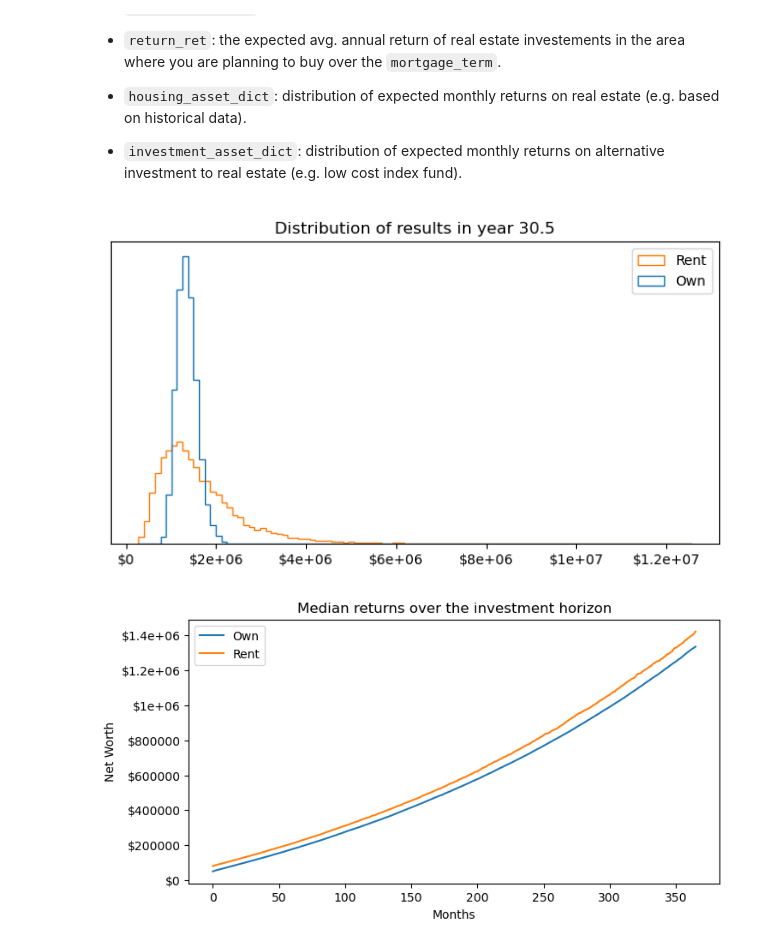
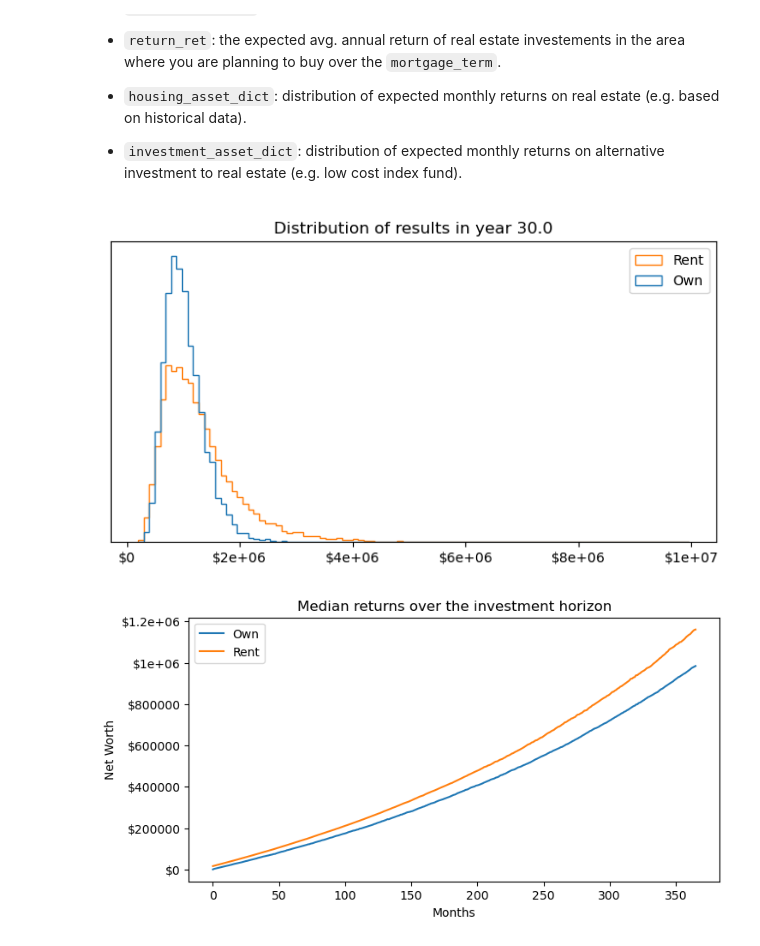
Before and after one commit to ZenBel/buy-vs-rent, a Jupyter notebook: to_buy_or_not_to_buy.ipynb, the cells around one changed output. Drawn from its saved outputs; the diff is of its cells as text; code cells hidden in the pictures.

```diff
--- a/to_buy_or_not_to_buy.ipynb
+++ b/to_buy_or_not_to_buy.ipynb
@@ -26,22 +23,22 @@ The autoreload extension is already loaded. To reload it, use:
 - `investment_asset_dict`: distribution of expected monthly returns on alternative investment to real estate (e.g. low cost index fund).
 # %%
 mgt = RentOrBuy(
-    monthly_rent=1600,
-    house_price=550000,
-    down_payment=50000,
+    monthly_rent=2200,
+    house_price=570000,
+    down_payment=0,
     mortgage_amortization_years=30,
     mortgage_apr=0.05,
-    additional_purchase_costs=30000,
-    additional_monthly_costs=100,
-    mortgage_additional_payments=2,
-    annual_inflation=0.03,
+    additional_purchase_costs=15000,
+    additional_monthly_costs=300,
+    mortgage_additional_payments=0,
+    annual_inflation=0.02,
     monthly_property_tax_rate=0.000042,
     maintenance_cost=0.01,
     housing_asset_dict={
         "dist": np.random.normal,
         "dist_args": {
-            "loc": annual_to_monthly_return(0.03),
-            "scale":  annual_to_monthly_stdev(0.03)}
+            "loc": annual_to_monthly_return(0.02),
+            "scale":  annual_to_monthly_stdev(0.06)}
     },
     investment_asset_dict={
         "dist": np.random.normal,
@@ -51,13 +48,13 @@ mgt = RentOrBuy(
     },
 )
 # %%
-mgt.histogram()
+mgt.histogram(period=360)
 # %% [output]
-[figure, old version]
+[figure, new version]
 # %%
 mgt.median_returns_plot()
 # %% [output]
-[figure, old version]
+[figure, new version]
 # %%
 mgt.mortgage_df
 # %% [output]
```
Also changed, not shown: parts of 2 cells of this notebook, 3 other files.
